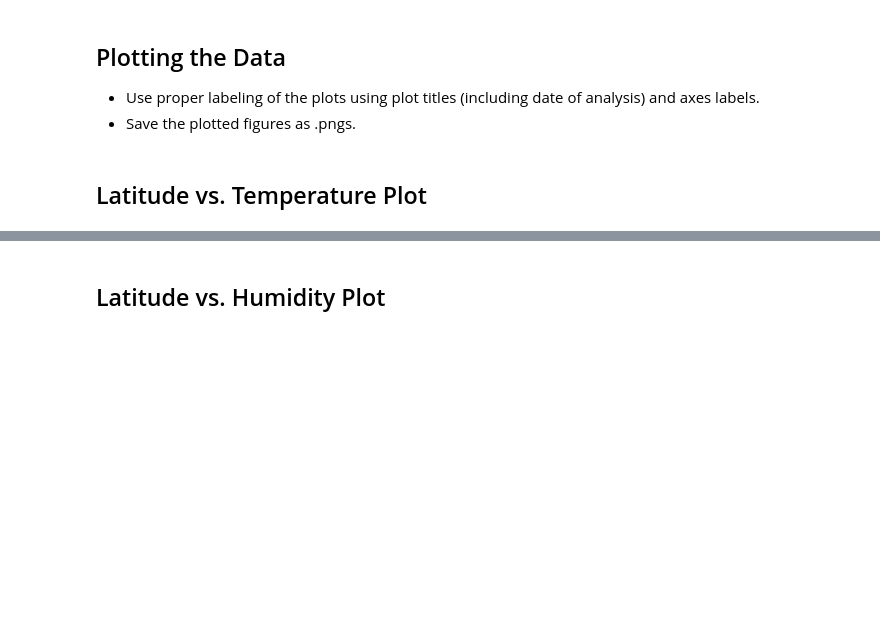
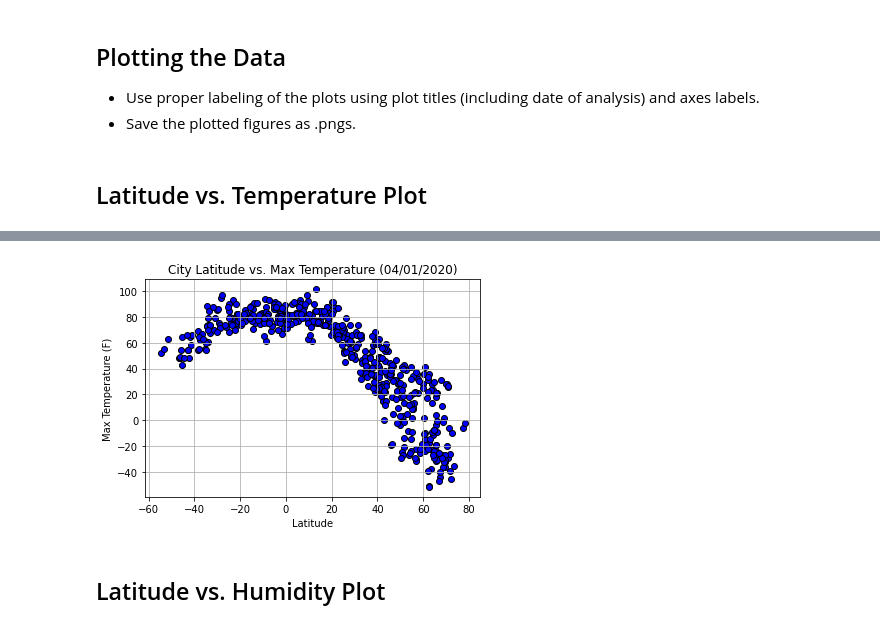
Before and after one commit to estherkim0998/Python-API, a Jupyter notebook: WeatherPy/WeatherPy.ipynb, the cells around one changed output, grey strips where cells are left out. Saved outputs shown, nothing was run; the diff lists cells and outputs as text; code cells hidden in the pictures; blank space fills up the shorter version.

Commit message:
finished weatherpy

```diff
--- a/WeatherPy/WeatherPy.ipynb
+++ b/WeatherPy/WeatherPy.ipynb
@@ -90,0 +59,18 @@ Data Retrieval Complete
+# %%
+#url = "http://api.openweathermap.org/data/2.5/forecast?id=524901&appid=" + weather_api_key
+
+url = "http://api.openweathermap.org/data/2.5/weather?"
+units = "imperial"
+query_url = f"{url}appid={weather_api_key}&units={units}&q="
+
+weather_response = requests.get(query_url + city)
+
+
+weather_json = weather_response.json()
+print(json.dumps(weather_json, indent=4))
+
+
+for i, city in enumerate (cities):
+    if (i<10):
+        print(f"{i} {city}")
+        print(query_url + city)
@@ -90,0 +158,15 @@ Data Retrieval Complete
+# %%
+weather_dict = {
+    "City": city_name,
+    "Country": country,
+    "Date": date,
+    "Latitude": latitude,
+    "Longitude": longitude,
+    "Max Temperature": max_temperature,
+    "Humidity": humidity,
+    "Cloudiness": cloudiness,
+    "Wind Speed": wind_speed
+}
+
+weather_df = pd.DataFrame(weather_dict)
+weather_df
@@ -152,2 +236,15 @@ Int64Index([], dtype='int64')
+# %%
+plt.scatter(weather_df["Latitude"], weather_df["Max Temperature"], facecolors="blue", marker="o", edgecolor="black")
+
+plt.title("City Latitude vs. Max Temperature (04/01/2020)")
+plt.ylabel("Max Temperature (F)")
+plt.xlabel("Latitude")
+plt.grid(True)
+
+plt.savefig("./lat_vs_temp.png")
+
+plt.show()
+# %% [output]
+[figure, added]
 # %% [markdown]
 ## Latitude vs. Humidity Plot
```
Also changed, not shown: parts of 41 cells of this notebook, 18 other files.
